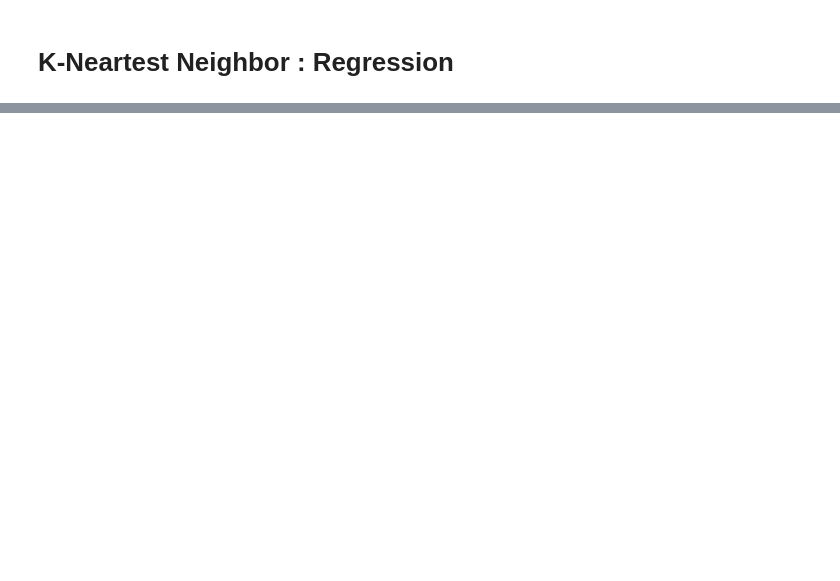
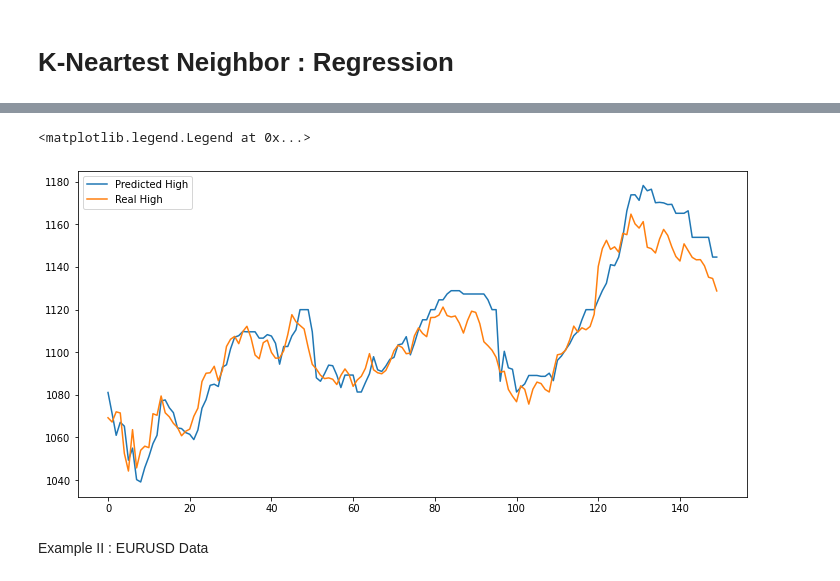
Before and after one commit to RTae/AI102, a Jupyter notebook: week1/AI102_Week1.ipynb, the cells around one changed output, grey strips where cells are left out. Drawn from its saved outputs; the diff is of its cells as text; code cells hidden in the pictures; blank space fills up the shorter version.

```diff
--- a/week1/AI102_Week1.ipynb
+++ b/week1/AI102_Week1.ipynb
@@ -257,0 +525,5 @@ Error : 58.0 %
+# %%
+#Predict
+
+Highhat_Test = KNNR_predict(X_Train, High_Train, X_Test, best_K)
+error_Test = find_error_MAE_onces(High_Test, Highhat_Test)
@@ -257,0 +534,10 @@ Error : 58.0 %
+# %%
+fig = plt.figure(figsize = (12, 6))
+plt.plot(Highhat_Test, label = 'Predicted High')
+plt.plot(High_Test, label = 'Real High')
+plt.legend()
+# %% [output]
+<matplotlib.legend.Legend at 0x...>
+[figure, added]
+# %% [markdown]
+Example II : EURUSD Data
```
Also changed, not shown: parts of 53 cells of this notebook.
